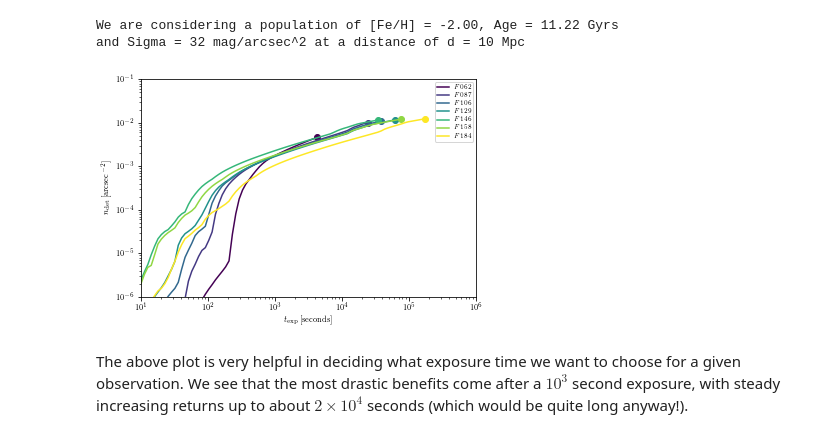
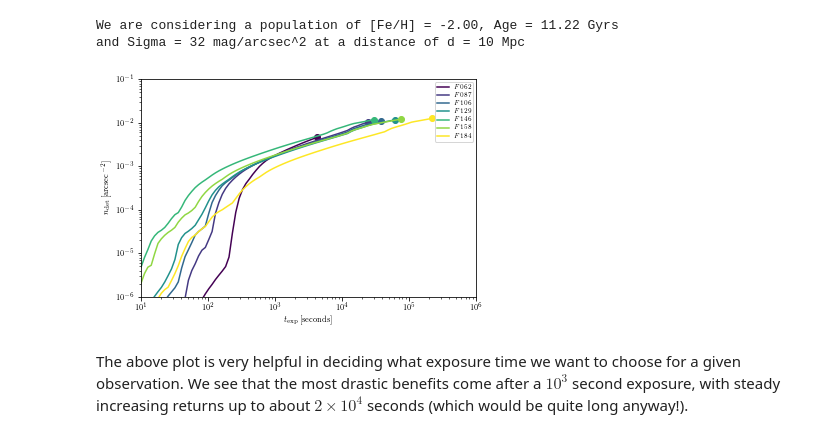
Before and after one commit to ltlancas/walter, a Jupyter notebook: walkthrough.ipynb, the cells around one changed output. Drawn from its saved outputs; the diff is of its cells as text; code cells hidden in the pictures.

```diff
--- a/walkthrough.ipynb
+++ b/walkthrough.ipynb
@@ -55,7 +54,7 @@ This is where these numbers come from
 # %%
 ## For MIST
 ## Order here is F062, F087, F106, F129, F146, F158, F184
-ps_detect_5slim = np.array([27.8, 27.5, 27.4, 27.3, 27.6, 27.3, 26.8])
+ps_detect_5slim = np.array([28.5, 28.2, 28.1, 28.0, 28.4, 28.0, 27.4])
 ## The pre-calculated values are calculated in the AB magnitude system, so if you
 ## are thinking in terms of Vega-system surface brightnesses you'll have to
 ## apply the conversions here. This is especially important for the redder bands
@@ -63,7 +62,7 @@ AB_Vega = np.array([0.147,0.485,0.647,0.950,1.012,1.281,1.546]) #This is m_AB -
 
 ## For Padova
 ## Order here is F062, F087, F106, F129, F146, F158, F184, F213
-#ps_detect_5slim = np.array([27.8, 27.5, 27.4, 27.3, 27.6, 27.3, 26.8, 25.5])
+#ps_detect_5slim = np.array([28.5, 28.2, 28.1, 28.0, 28.4, 28.0, 27.4, 26.2])
 #AB_Vega = np.array([0.147,0.485,0.647,0.950,1.012,1.281,1.546,1.819]) #This is m_AB - m_Vega
 # %% [markdown]
 ## Loading the Pre-Calculated Files
@@ -116,13 +115,13 @@ These should be the same: (16, 24, 7, 100) (16, 24, 7, 100)
 We want to begin by making plots which are similar to Figure 1 in the paper, showing how the fraction of the detected population evolves with the distance of the observed object and exposure time. To do this we must first decide what distance range we want to consider and map these distances to the right limiting magnitudes that we have calculated $f_{\rm det}$ by using Eq. 3 in the paper. We will have to do this separately for each band pass.
 # %%
 # first calculate the distance modulus
-mu_R = ps_detect_5slim[0] - Mags + 1.25*np.log10(texp/1e3)
-mu_Z = ps_detect_5slim[1] - Mags + 1.25*np.log10(texp/1e3)
-mu_Y = ps_detect_5slim[2] - Mags + 1.25*np.log10(texp/1e3)
-mu_J = ps_detect_5slim[3] - Mags + 1.25*np.log10(texp/1e3)
-mu_W = ps_detect_5slim[4] - Mags + 1.25*np.log10(texp/1e3)
-mu_H = ps_detect_5slim[5] - Mags + 1.25*np.log10(texp/1e3)
-mu_F = ps_detect_5slim[6] - Mags + 1.25*np.log10(texp/1e3)
+mu_R = ps_detect_5slim[0] - Mags + 1.25*np.log10(texp/3.6e3)
+mu_Z = ps_detect_5slim[1] - Mags + 1.25*np.log10(texp/3.6e3)
+mu_Y = ps_detect_5slim[2] - Mags + 1.25*np.log10(texp/3.6e3)
+mu_J = ps_detect_5slim[3] - Mags + 1.25*np.log10(texp/3.6e3)
+mu_W = ps_detect_5slim[4] - Mags + 1.25*np.log10(texp/3.6e3)
+mu_H = ps_detect_5slim[5] - Mags + 1.25*np.log10(texp/3.6e3)
+mu_F = ps_detect_5slim[6] - Mags + 1.25*np.log10(texp/3.6e3)
 ## only for Padova
 #mu_K = ps_detect_5slim[7] - Mags + 1.25*np.log10(texp/1e3)
 
@@ -646,13 +645,13 @@ and Sigma = 32 mag/arcsec^2 at a distance of d = 10 Mpc
 # a list of exposure times
 expts = np.logspace(1,6,100)
 # corresponding limiting absolute magnitudes
-Rlim = ps_detect_5slim[0] - mu + 1.25*np.log10(expts/1e3)
-Zlim = ps_detect_5slim[1] - mu + 1.25*np.log10(expts/1e3)
-Ylim = ps_detect_5slim[2] - mu + 1.25*np.log10(expts/1e3)
-Jlim = ps_detect_5slim[3] - mu + 1.25*np.log10(expts/1e3)
-Wlim = ps_detect_5slim[4] - mu + 1.25*np.log10(expts/1e3)
-Hlim = ps_detect_5slim[5] - mu + 1.25*np.log10(expts/1e3)
-Flim = ps_detect_5slim[6] - mu + 1.25*np.log10(expts/1e3)
+Rlim = ps_detect_5slim[0] - mu + 1.25*np.log10(expts/3.6e3)
+Zlim = ps_detect_5slim[1] - mu + 1.25*np.log10(expts/3.6e3)
+Ylim = ps_detect_5slim[2] - mu + 1.25*np.log10(expts/3.6e3)
+Jlim = ps_detect_5slim[3] - mu + 1.25*np.log10(expts/3.6e3)
+Wlim = ps_detect_5slim[4] - mu + 1.25*np.log10(expts/3.6e3)
+Hlim = ps_detect_5slim[5] - mu + 1.25*np.log10(expts/3.6e3)
+Flim = ps_detect_5slim[6] - mu + 1.25*np.log10(expts/3.6e3)
 ## only for Padova
 #Klim = ps_detect_5slim[7] - mu + 1.25*np.log10(expts/1e3)
 # put them together in an array (need to add Klim for Padova)
@@ -681,34 +680,34 @@ for filtk in range(nfilt):
     # crowding as a function of exposure time
     lso =  2*Mlim + mu - ols_fac
     # this is the corresponding total number of stars
     # at that limiting surface brightness
     ntot_lim = 10**((lso-mu)/-2.5)/lum[meti,agej,filtj]
     # and fraction that are detected as a function of exposure time
     fdets_here = np.interp(Mlim,fdet[meti,agej,:,0][::-1],fdet[meti,agej,:,filtk+1][::-1])
 
     ## this is the number density of detected stars if we ignore the effects of crowding
     ndet_no_sb_lim = ntots[filtk]*fdets_here
     ## this is the numbder density of detected stars "if" we were observing a population
     ## which had a surface brightness equal to our limiting surface brightness due to crowding
     ndet_at_sb_lim = ntot_lim*fdets_here
     ## We then want to plot the ndet curve only up until the point at which it becomes
     ## crowding limited, so we select all points where ndet_no_sb_lim < ndet_at_sb_lim
     sids = np.where(ndet_no_sb_lim - ndet_at_sb_lim < 0)
     plt.plot(expts[sids],ndet_no_sb_lim[sids],c=plt.cm.viridis((1.*filtk)/(nfilt-1)),label=filter_names[filtk])
     if (expts[sids][-1] < expts[-1]):
         plt.plot([expts[sids][-1]],[ndet_no_sb_lim[sids][-1]],'o',c=plt.cm.viridis((1.*filtk)/(nfilt-1)))
 
 # you may need to adjust these limits if you adjust the parameters you are plotting for
 plt.ylim(1e-6,1e-1)
 plt.xlim(min(expts),max(expts))
 plt.legend()
 plt.yscale("log")
 plt.xscale("log")
 plt.xlabel(r"$t_{\rm exp}\, [{\rm seconds}]$")
 plt.ylabel(r"$n_{\rm det}\, [{\rm arcsec}^{-2}]$")
 plt.show()
 # %% [output]
-[figure, old version]
+[figure, new version]
 # %% [markdown]
 The above plot is very helpful in deciding what exposure time we want to choose for a given observation. We see that the most drastic benefits come after a $10^3$ second exposure, with steady increasing returns up to about $2\times 10^4 $ seconds (which would be quite long anyway!).
 # %% [markdown]
```
Also changed, not shown: parts of 6 cells of this notebook, 2 other files.
